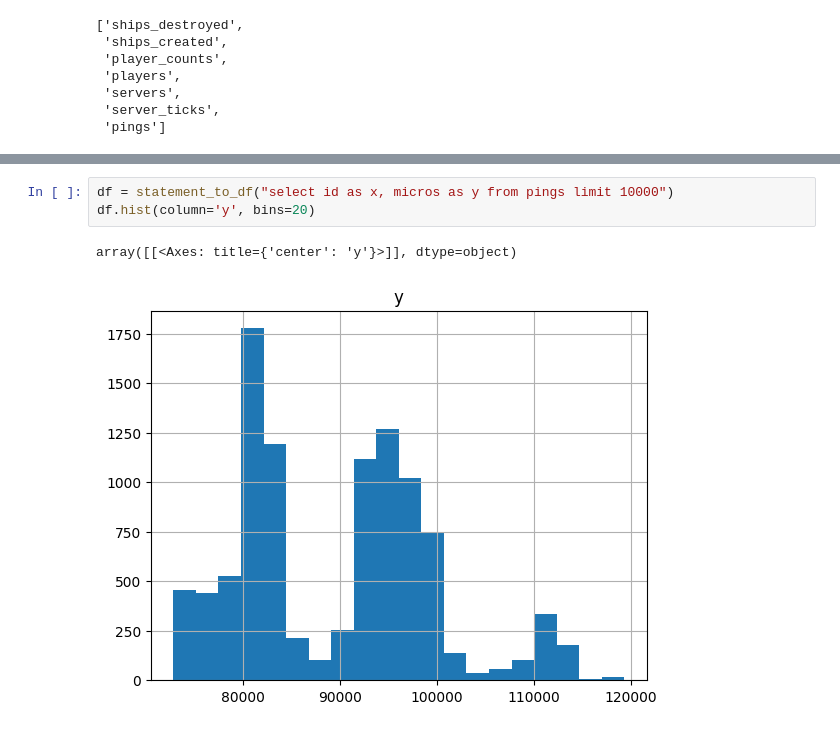
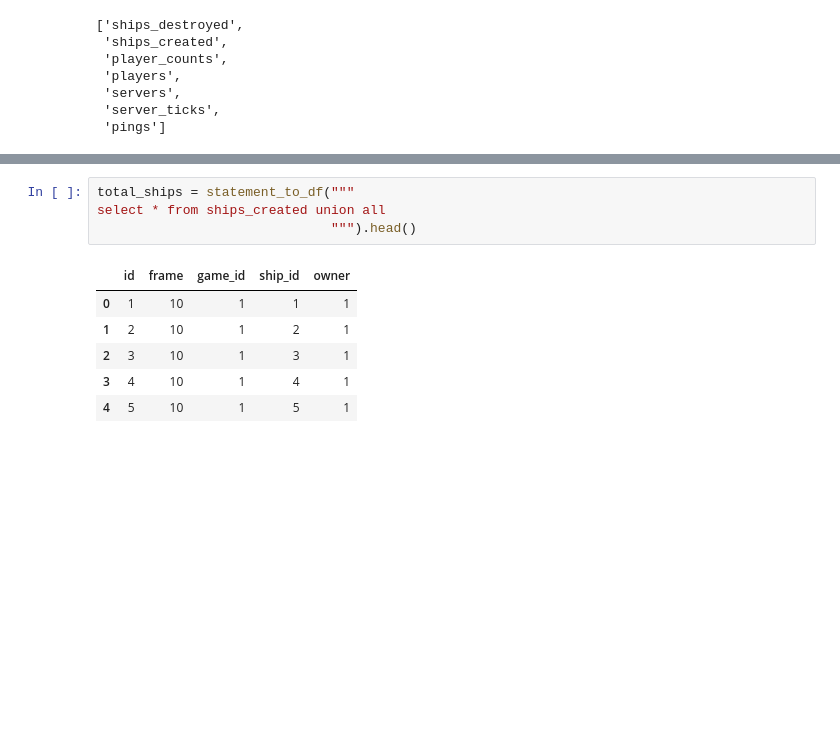
Before and after one commit to GDX64/rust-game, a Jupyter notebook: benchmarks/main.ipynb, the cells around one changed output, grey strips where cells are left out. Cells and saved outputs as stored; diff of their text form; blank space fills up the shorter version.

```diff
--- a/benchmarks/main.ipynb
+++ b/benchmarks/main.ipynb
@@ -63,6 +74,11 @@ plt.show()
 # %%
-df = statement_to_df("select id as x, micros as y from pings limit 10000")
-df.hist(column='y', bins=20)
+total_ships = statement_to_df("""
+select * from ships_created union all
+                              """).head()
 # %% [output]
-array([[<Axes: title={'center': 'y'}>]], dtype=object)
-[figure, removed]
+|  | id | frame | game_id | ship_id | owner |
+| 0 | 1 | 10 | 1 | 1 | 1 |
+| 1 | 2 | 10 | 1 | 2 | 1 |
+| 2 | 3 | 10 | 1 | 3 | 1 |
+| 3 | 4 | 10 | 1 | 4 | 1 |
+| 4 | 5 | 10 | 1 | 5 | 1 |
```
Also changed, not shown: parts of 4 cells of this notebook.
